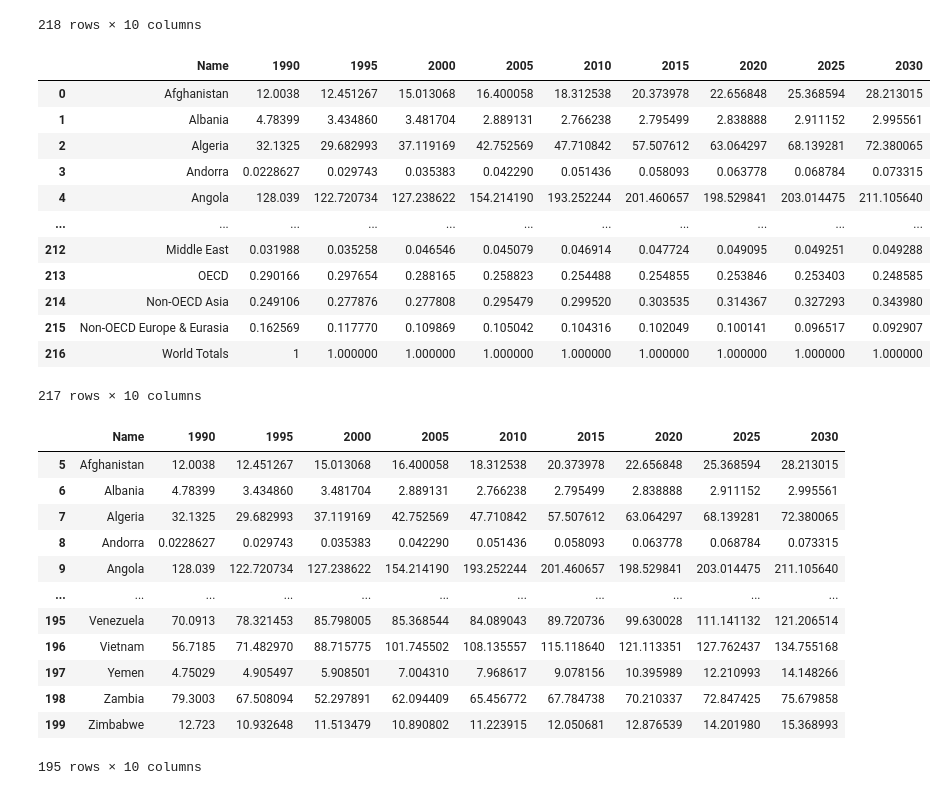
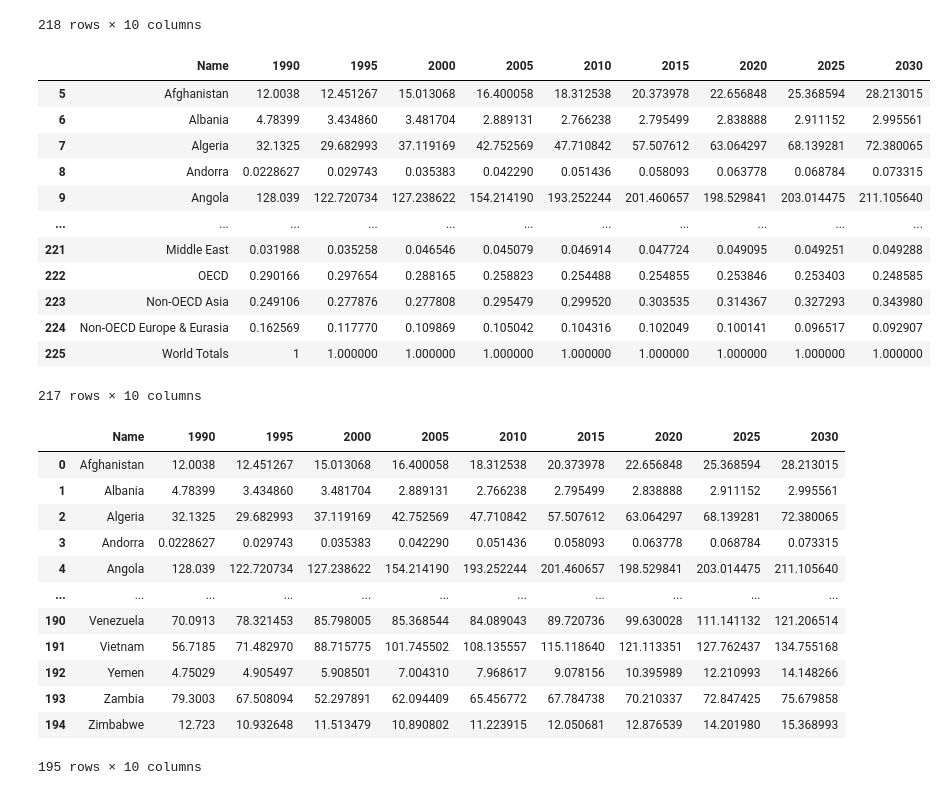
Before and after one commit to coreymcculley/Investigation-into-Carbon-Emmisions-and-Renenwable-Energy, a Jupyter notebook: rice bootcamp renewable resources project/non_co2_projections.ipynb, the cells around one changed output. Drawn from its saved outputs; the diff is of its cells as text; code cells hidden in the pictures.

```diff
--- a/rice bootcamp renewable resources project/non_co2_projections.ipynb
+++ b/rice bootcamp renewable resources project/non_co2_projections.ipynb
@@ -77,35 +77,35 @@ delete_null_vals
 218 rows × 10 columns
 # %%
 remuv_country_row = delete_null_vals.drop(delete_null_vals.index[0])
-remuv_country_row.reset_index(drop=True)
+remuv_country_row
 # %% [output]
 |  | Name | 1990 | 1995 | 2000 | 2005 | 2010 | 2015 | 2020 | 2025 | 2030 |
-| 0 | Afghanistan | 12.0038 | 12.451267 | 15.013068 | 16.400058 | 18.312538 | 20.373978 | 22.656848 | 25.368594 | 28.213015 |
-| 1 | Albania | 4.78399 | 3.434860 | 3.481704 | 2.889131 | 2.766238 | 2.795499 | 2.838888 | 2.911152 | 2.995561 |
-| 2 | Algeria | 32.1325 | 29.682993 | 37.119169 | 42.752569 | 47.710842 | 57.507612 | 63.064297 | 68.139281 | 72.380065 |
-| 3 | Andorra | 0.0228627 | 0.029743 | 0.035383 | 0.042290 | 0.051436 | 0.058093 | 0.063778 | 0.068784 | 0.073315 |
-| 4 | Angola | 128.039 | 122.720734 | 127.238622 | 154.214190 | 193.252244 | 201.460657 | 198.529841 | 203.014475 | 211.105640 |
+| 5 | Afghanistan | 12.0038 | 12.451267 | 15.013068 | 16.400058 | 18.312538 | 20.373978 | 22.656848 | 25.368594 | 28.213015 |
+| 6 | Albania | 4.78399 | 3.434860 | 3.481704 | 2.889131 | 2.766238 | 2.795499 | 2.838888 | 2.911152 | 2.995561 |
+| 7 | Algeria | 32.1325 | 29.682993 | 37.119169 | 42.752569 | 47.710842 | 57.507612 | 63.064297 | 68.139281 | 72.380065 |
+| 8 | Andorra | 0.0228627 | 0.029743 | 0.035383 | 0.042290 | 0.051436 | 0.058093 | 0.063778 | 0.068784 | 0.073315 |
+| 9 | Angola | 128.039 | 122.720734 | 127.238622 | 154.214190 | 193.252244 | 201.460657 | 198.529841 | 203.014475 | 211.105640 |
 | ... | ... | ... | ... | ... | ... | ... | ... | ... | ... | ... |
-| 212 | Middle East | 0.031988 | 0.035258 | 0.046546 | 0.045079 | 0.046914 | 0.047724 | 0.049095 | 0.049251 | 0.049288 |
-| 213 | OECD | 0.290166 | 0.297654 | 0.288165 | 0.258823 | 0.254488 | 0.254855 | 0.253846 | 0.253403 | 0.248585 |
-| 214 | Non-OECD Asia | 0.249106 | 0.277876 | 0.277808 | 0.295479 | 0.299520 | 0.303535 | 0.314367 | 0.327293 | 0.343980 |
-| 215 | Non-OECD Europe & Eurasia | 0.162569 | 0.117770 | 0.109869 | 0.105042 | 0.104316 | 0.102049 | 0.100141 | 0.096517 | 0.092907 |
-| 216 | World Totals | 1 | 1.000000 | 1.000000 | 1.000000 | 1.000000 | 1.000000 | 1.000000 | 1.000000 | 1.000000 |
+| 221 | Middle East | 0.031988 | 0.035258 | 0.046546 | 0.045079 | 0.046914 | 0.047724 | 0.049095 | 0.049251 | 0.049288 |
+| 222 | OECD | 0.290166 | 0.297654 | 0.288165 | 0.258823 | 0.254488 | 0.254855 | 0.253846 | 0.253403 | 0.248585 |
+| 223 | Non-OECD Asia | 0.249106 | 0.277876 | 0.277808 | 0.295479 | 0.299520 | 0.303535 | 0.314367 | 0.327293 | 0.343980 |
+| 224 | Non-OECD Europe & Eurasia | 0.162569 | 0.117770 | 0.109869 | 0.105042 | 0.104316 | 0.102049 | 0.100141 | 0.096517 | 0.092907 |
+| 225 | World Totals | 1 | 1.000000 | 1.000000 | 1.000000 | 1.000000 | 1.000000 | 1.000000 | 1.000000 | 1.000000 |
 217 rows × 10 columns
 # %%
 remuv_ending_rows = remuv_country_row.drop(remuv_country_row.index[195:217])
-remuv_ending_rows
+remuv_ending_rows.reset_index(drop=True)
 # %% [output]
 |  | Name | 1990 | 1995 | 2000 | 2005 | 2010 | 2015 | 2020 | 2025 | 2030 |
-| 5 | Afghanistan | 12.0038 | 12.451267 | 15.013068 | 16.400058 | 18.312538 | 20.373978 | 22.656848 | 25.368594 | 28.213015 |
-| 6 | Albania | 4.78399 | 3.434860 | 3.481704 | 2.889131 | 2.766238 | 2.795499 | 2.838888 | 2.911152 | 2.995561 |
-| 7 | Algeria | 32.1325 | 29.682993 | 37.119169 | 42.752569 | 47.710842 | 57.507612 | 63.064297 | 68.139281 | 72.380065 |
-| 8 | Andorra | 0.0228627 | 0.029743 | 0.035383 | 0.042290 | 0.051436 | 0.058093 | 0.063778 | 0.068784 | 0.073315 |
-| 9 | Angola | 128.039 | 122.720734 | 127.238622 | 154.214190 | 193.252244 | 201.460657 | 198.529841 | 203.014475 | 211.105640 |
+| 0 | Afghanistan | 12.0038 | 12.451267 | 15.013068 | 16.400058 | 18.312538 | 20.373978 | 22.656848 | 25.368594 | 28.213015 |
+| 1 | Albania | 4.78399 | 3.434860 | 3.481704 | 2.889131 | 2.766238 | 2.795499 | 2.838888 | 2.911152 | 2.995561 |
+| 2 | Algeria | 32.1325 | 29.682993 | 37.119169 | 42.752569 | 47.710842 | 57.507612 | 63.064297 | 68.139281 | 72.380065 |
+| 3 | Andorra | 0.0228627 | 0.029743 | 0.035383 | 0.042290 | 0.051436 | 0.058093 | 0.063778 | 0.068784 | 0.073315 |
+| 4 | Angola | 128.039 | 122.720734 | 127.238622 | 154.214190 | 193.252244 | 201.460657 | 198.529841 | 203.014475 | 211.105640 |
 | ... | ... | ... | ... | ... | ... | ... | ... | ... | ... | ... |
-| 195 | Venezuela | 70.0913 | 78.321453 | 85.798005 | 85.368544 | 84.089043 | 89.720736 | 99.630028 | 111.141132 | 121.206514 |
-| 196 | Vietnam | 56.7185 | 71.482970 | 88.715775 | 101.745502 | 108.135557 | 115.118640 | 121.113351 | 127.762437 | 134.755168 |
-| 197 | Yemen | 4.75029 | 4.905497 | 5.908501 | 7.004310 | 7.968617 | 9.078156 | 10.395989 | 12.210993 | 14.148266 |
-| 198 | Zambia | 79.3003 | 67.508094 | 52.297891 | 62.094409 | 65.456772 | 67.784738 | 70.210337 | 72.847425 | 75.679858 |
-| 199 | Zimbabwe | 12.723 | 10.932648 | 11.513479 | 10.890802 | 11.223915 | 12.050681 | 12.876539 | 14.201980 | 15.368993 |
+| 190 | Venezuela | 70.0913 | 78.321453 | 85.798005 | 85.368544 | 84.089043 | 89.720736 | 99.630028 | 111.141132 | 121.206514 |
+| 191 | Vietnam | 56.7185 | 71.482970 | 88.715775 | 101.745502 | 108.135557 | 115.118640 | 121.113351 | 127.762437 | 134.755168 |
+| 192 | Yemen | 4.75029 | 4.905497 | 5.908501 | 7.004310 | 7.968617 | 9.078156 | 10.395989 | 12.210993 | 14.148266 |
+| 193 | Zambia | 79.3003 | 67.508094 | 52.297891 | 62.094409 | 65.456772 | 67.784738 | 70.210337 | 72.847425 | 75.679858 |
+| 194 | Zimbabwe | 12.723 | 10.932648 | 11.513479 | 10.890802 | 11.223915 | 12.050681 | 12.876539 | 14.201980 | 15.368993 |
 195 rows × 10 columns
```
Also changed, not shown: parts of 15 cells of this notebook.
